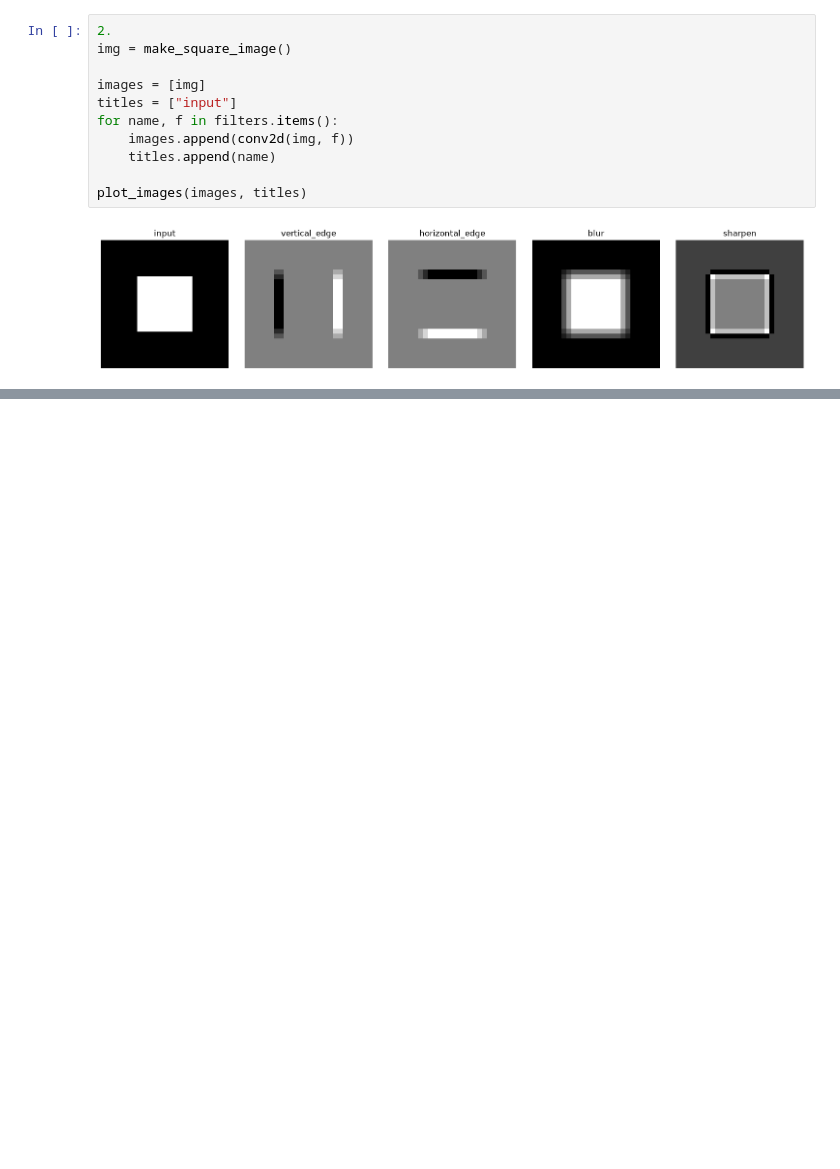
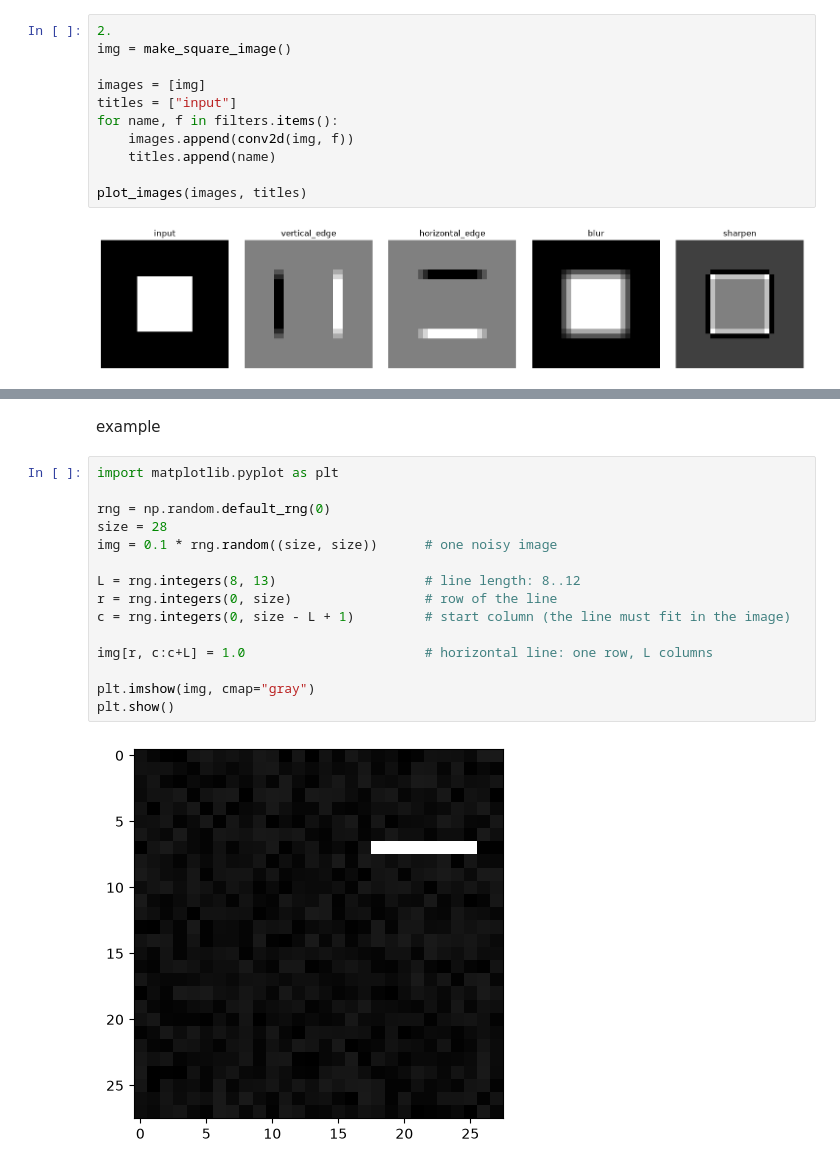
Before and after one commit to michallitwin/python-learning, a Jupyter notebook: python_dl/Deep_learning/Cnn_exercises_keras.ipynb, the cells around one changed output, grey strips where cells are left out. Drawn from its saved outputs; the diff is of its cells as text; blank space fills up the shorter version.

```diff
--- a/python_dl/Deep_learning/Cnn_exercises_keras.ipynb
+++ b/python_dl/Deep_learning/Cnn_exercises_keras.ipynb
@@ -157,0 +535,19 @@ plot_images(images, titles)
+# %% [markdown]
+example
+# %%
+import matplotlib.pyplot as plt
+
+rng = np.random.default_rng(0)
+size = 28
+img = 0.1 * rng.random((size, size))      # one noisy image
+
+L = rng.integers(8, 13)                   # line length: 8..12
+r = rng.integers(0, size)                 # row of the line
+c = rng.integers(0, size - L + 1)         # start column (the line must fit in the image)
+
+img[r, c:c+L] = 1.0                       # horizontal line: one row, L columns
+
+plt.imshow(img, cmap="gray")
+plt.show()
+# %% [output]
+[figure, added]
```
Also changed, not shown: parts of 42 cells of this notebook.
